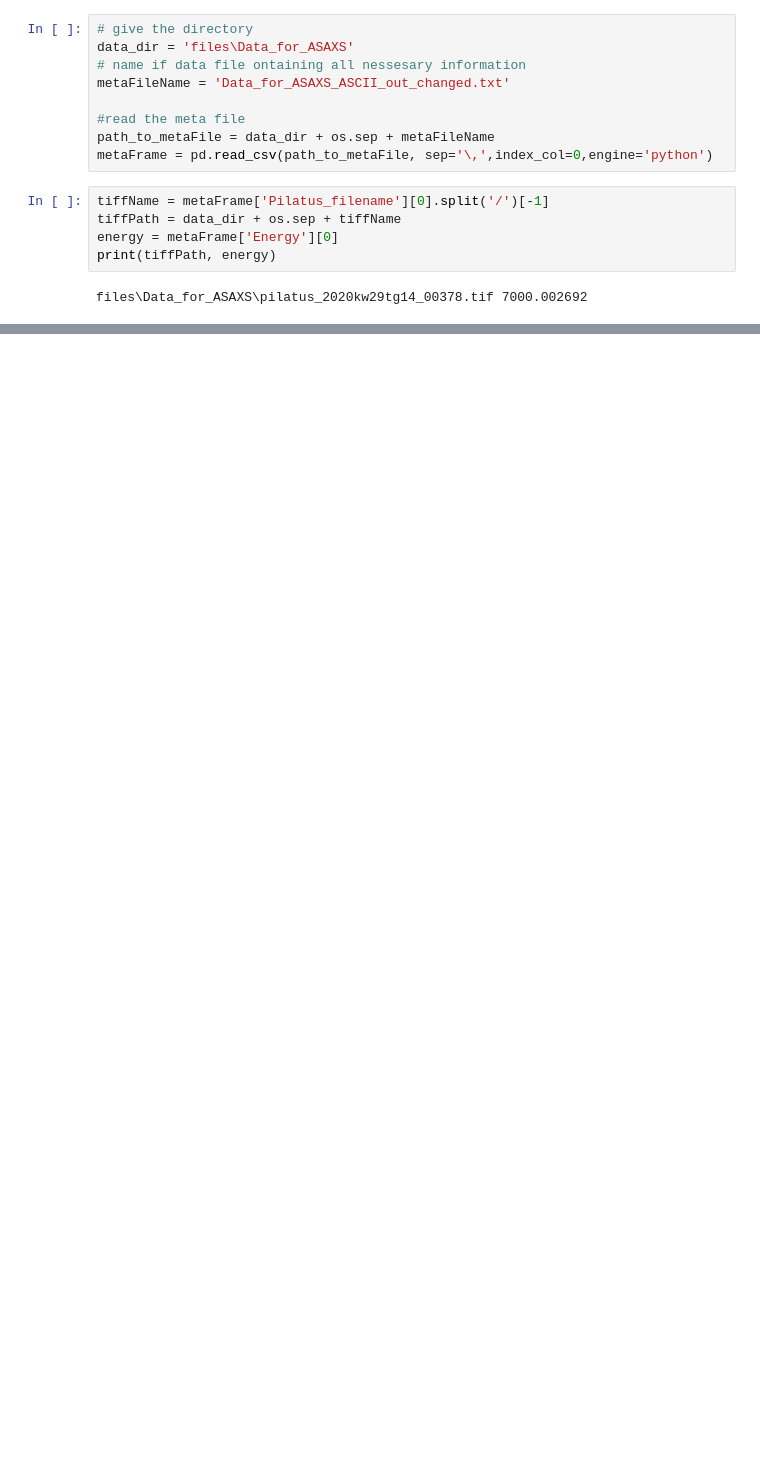
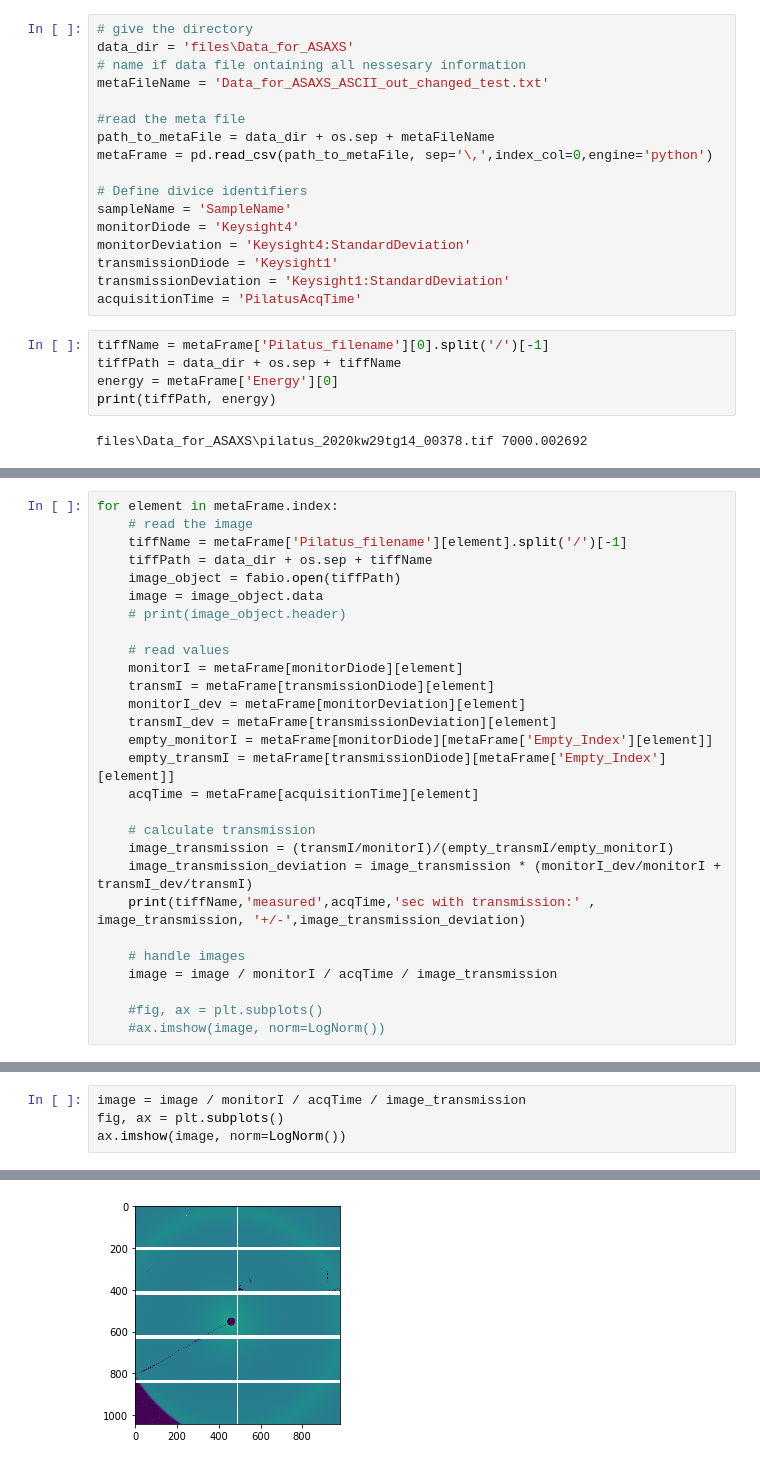
Before and after one commit to EikeGericke/pyASAXS, a Jupyter notebook: ASAXS_DataReduction.ipynb, the cells around one changed output, grey strips where cells are left out. Cells and saved outputs as stored; diff of their text form; blank space fills up the shorter version.

Commit message:
Monitor, Transmission, AcqTime sind drin

```diff
--- a/ASAXS_DataReduction.ipynb
+++ b/ASAXS_DataReduction.ipynb
@@ -25,11 +42,19 @@ from pyFAI.detectors import Pilatus1M
 # give the directory
 data_dir = 'files\Data_for_ASAXS'
 # name if data file ontaining all nessesary information
-metaFileName = 'Data_for_ASAXS_ASCII_out_changed.txt'
+metaFileName = 'Data_for_ASAXS_ASCII_out_changed_test.txt'
 
 #read the meta file
 path_to_metaFile = data_dir + os.sep + metaFileName
 metaFrame = pd.read_csv(path_to_metaFile, sep='\,',index_col=0,engine='python')
+
+# Define divice identifiers
+sampleName = 'SampleName'
+monitorDiode = 'Keysight4'
+monitorDeviation = 'Keysight4:StandardDeviation'
+transmissionDiode = 'Keysight1'
+transmissionDeviation = 'Keysight1:StandardDeviation'
+acquisitionTime = 'PilatusAcqTime'
 # %%
 tiffName = metaFrame['Pilatus_filename'][0].split('/')[-1]
 tiffPath = data_dir + os.sep + tiffName
@@ -39,0 +67,28 @@ files\Data_for_ASAXS\pilatus_2020kw29tg14_00378.tif 7000.002692
+# %%
+for element in metaFrame.index:
+    # read the image
+    tiffName = metaFrame['Pilatus_filename'][element].split('/')[-1]
+    tiffPath = data_dir + os.sep + tiffName
+    image_object = fabio.open(tiffPath)
+    image = image_object.data
+    # print(image_object.header)
+
+    # read values
+    monitorI = metaFrame[monitorDiode][element]
+    transmI = metaFrame[transmissionDiode][element]
+    monitorI_dev = metaFrame[monitorDeviation][element]
+    transmI_dev = metaFrame[transmissionDeviation][element]
+    empty_monitorI = metaFrame[monitorDiode][metaFrame['Empty_Index'][element]]
+    empty_transmI = metaFrame[transmissionDiode][metaFrame['Empty_Index'][element]]
+    acqTime = metaFrame[acquisitionTime][element]
+
+    # calculate transmission
+    image_transmission = (transmI/monitorI)/(empty_transmI/empty_monitorI)
+    image_transmission_deviation = image_transmission * (monitorI_dev/monitorI + transmI_dev/transmI)
+    print(tiffName,'measured',acqTime,'sec with transmission:' , image_transmission, '+/-',image_transmission_deviation)
+
+    # handle images
+    image = image / monitorI / acqTime / image_transmission
+
+    #fig, ax = plt.subplots()
+    #ax.imshow(image, norm=LogNorm())
@@ -39,0 +114,5 @@ files\Data_for_ASAXS\pilatus_2020kw29tg14_00378.tif 7000.002692
+# %%
+image = image / monitorI / acqTime / image_transmission
+fig, ax = plt.subplots()
+ax.imshow(image, norm=LogNorm())
+# %% [output]
@@ -39,0 +120 @@ files\Data_for_ASAXS\pilatus_2020kw29tg14_00378.tif 7000.002692
+[figure, added]
```
Also changed, not shown: parts of 6 cells of this notebook, 1 other file.
